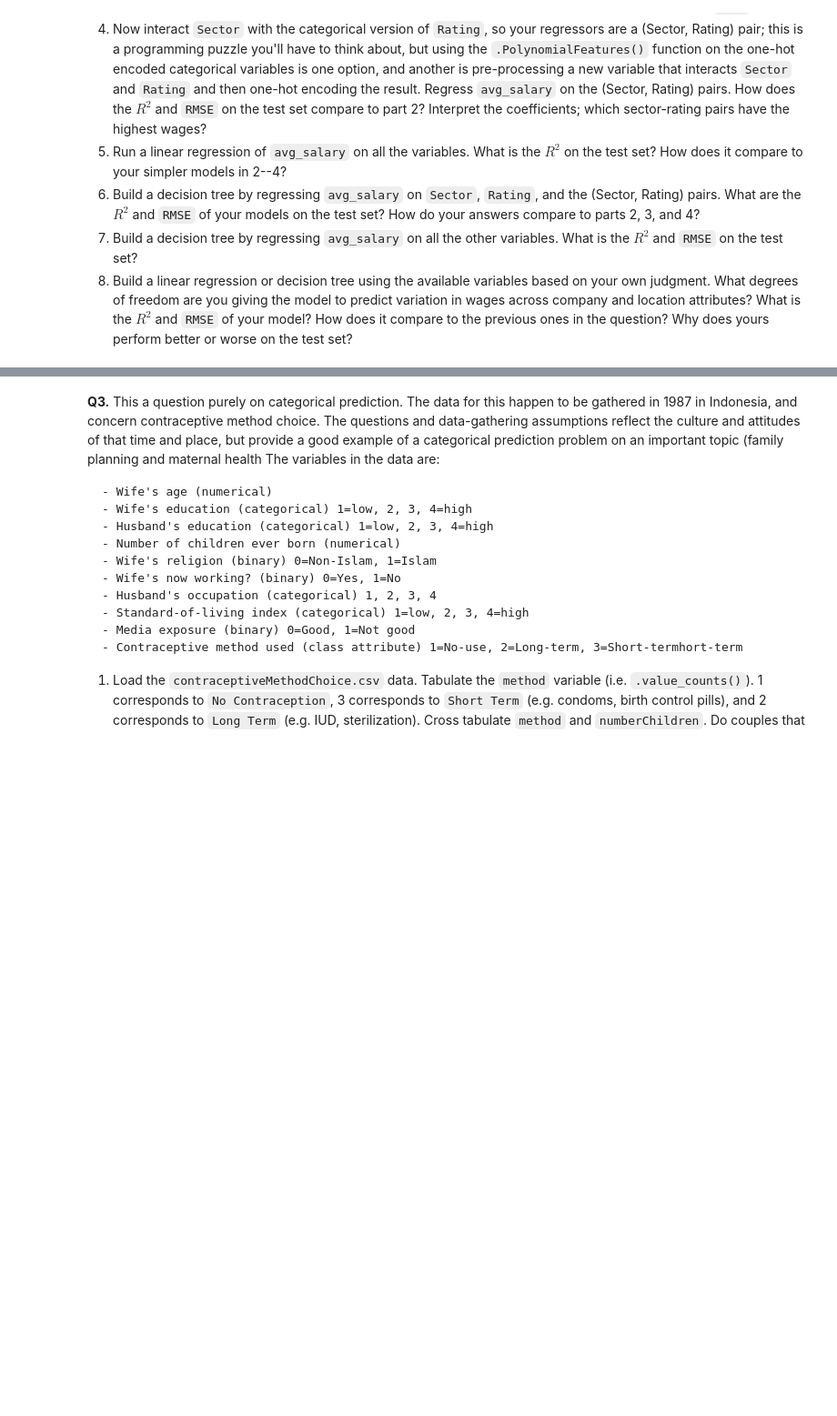
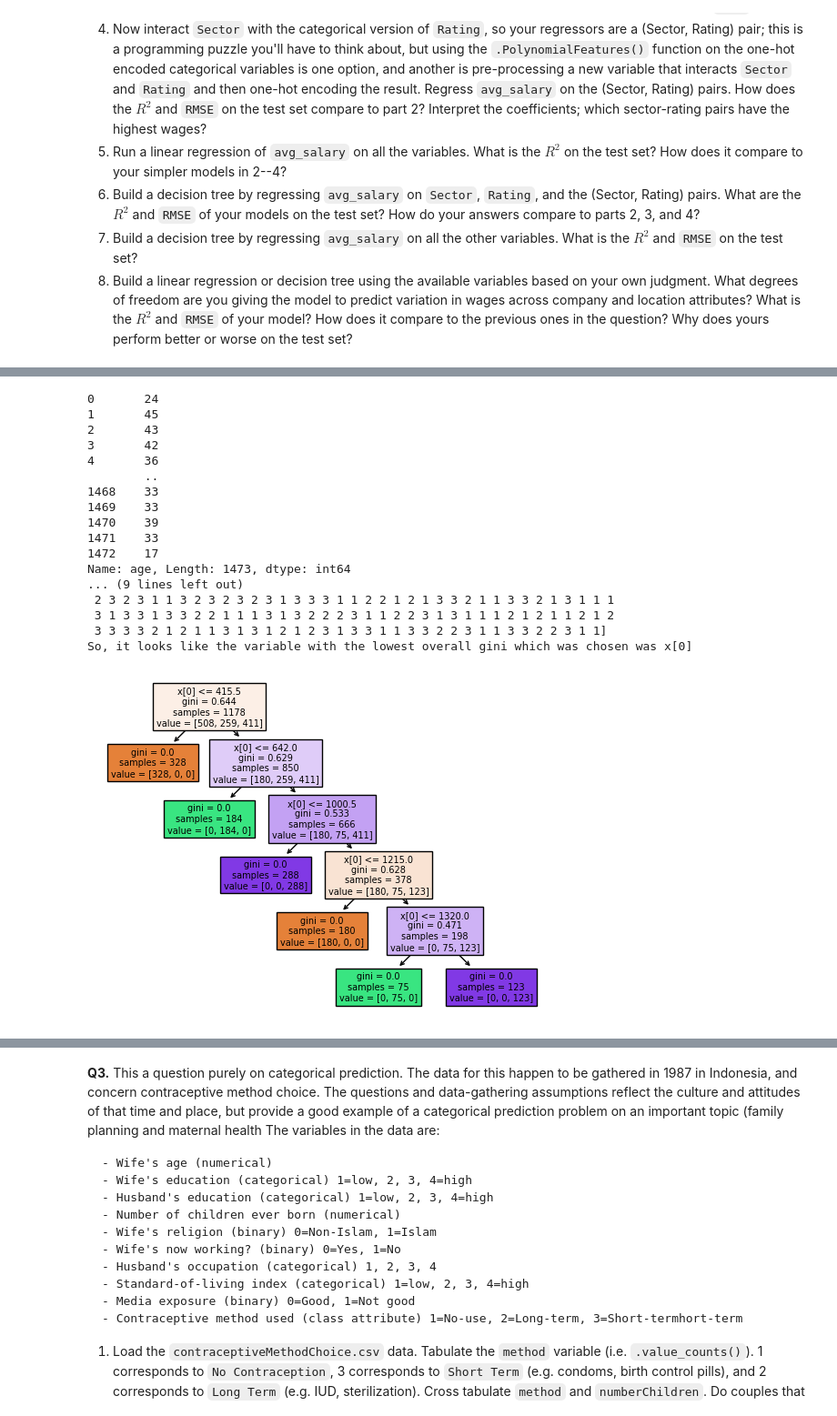
Before and after one commit to JRAlbanese/assignment4, a Jupyter notebook: assignment4.ipynb, the cells around one changed output, grey strips where cells are left out. Shown at 91% size. Drawn from its saved outputs; the diff is of its cells as text; code cells hidden in the pictures; blank space fills up the shorter version.

```diff
--- a/assignment4.ipynb
+++ b/assignment4.ipynb
@@ -698,0 +689,32 @@ and poor (crazy high) statistical values, which indicated overfitting However, I
+# %%
+#4:----------------------------------------------------------------------------------------------
+
+print(cmc["age"])
+
+print(cmc.columns)
+
+model = tree.DecisionTreeClassifier() # Fit the classifier
+cart = model.fit(X_train, y_train)
+tree.plot_tree(cart, filled = True)
+estimated_y = cart.predict(X_test)
+print(estimated_y)
+pn("So, it looks like the variable with the lowest overall gini which was chosen was x[0]")
+# %% [output]
+0       24
+1       45
+2       43
+3       42
+4       36
+        ..
+1468    33
+1469    33
+1470    39
+1471    33
+1472    17
+Name: age, Length: 1473, dtype: int64
+... (9 lines left out)
+ 2 3 2 3 1 1 3 2 3 2 3 2 3 1 3 3 3 1 1 2 2 1 2 1 3 3 2 1 1 3 3 2 1 3 1 1 1
+ 3 1 3 3 1 3 3 2 2 1 1 1 3 1 3 2 2 2 3 1 1 2 2 3 1 3 1 1 1 2 1 2 1 1 2 1 2
+ 3 3 3 3 2 1 2 1 1 3 1 3 1 2 1 2 3 1 3 3 1 1 3 3 2 2 3 1 1 3 3 2 2 3 1 1]
+So, it looks like the variable with the lowest overall gini which was chosen was x[0]
+[figure, added]
```
Also changed, not shown: parts of 7 cells of this notebook.
